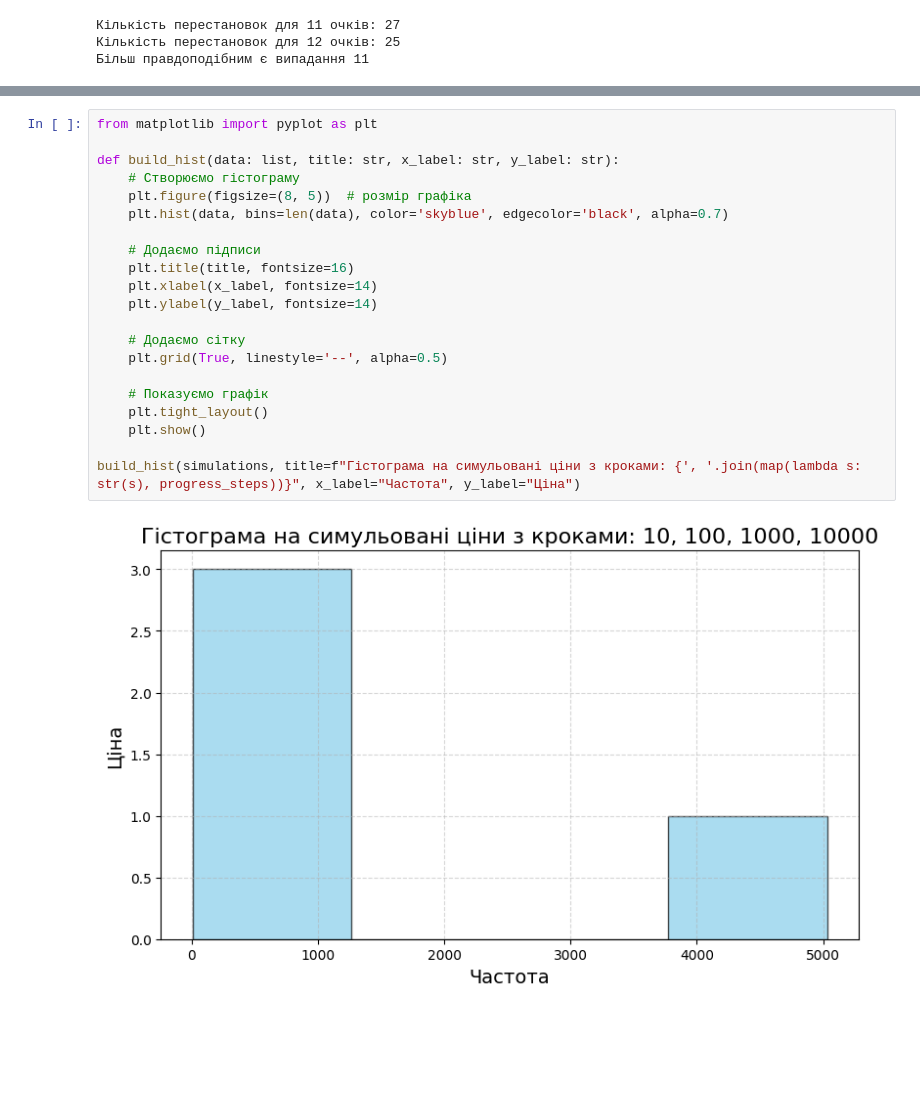
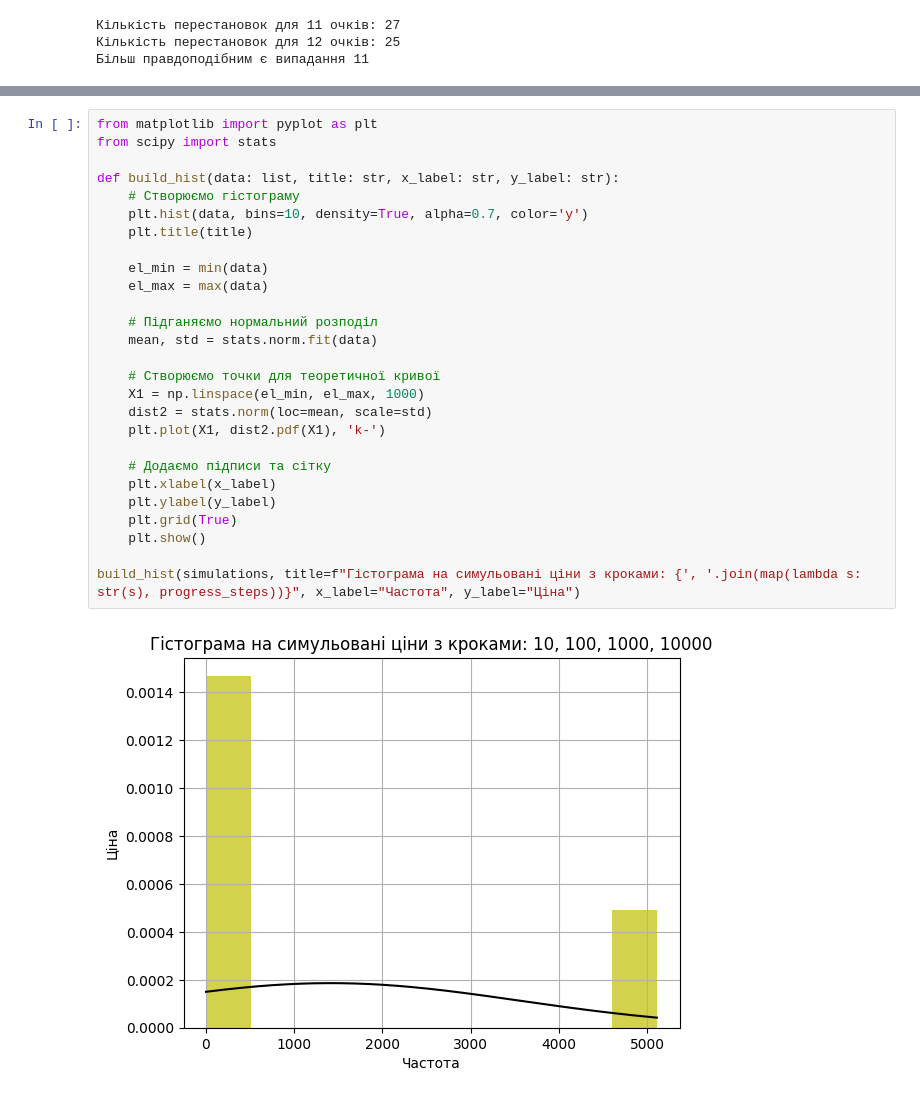
Before and after one commit to kozakHolota/WoolfDataScience, a Jupyter notebook: home_works/math_course/Home_work_7_PavloMryhlotskyi.ipynb, the cells around one changed output, grey strips where cells are left out. Cells and saved outputs as stored; diff of their text form; blank space fills up the shorter version.

```diff
--- a/home_works/math_course/Home_work_7_PavloMryhlotskyi.ipynb
+++ b/home_works/math_course/Home_work_7_PavloMryhlotskyi.ipynb
@@ -336,23 +336,29 @@ for payloads, steps in zip(zip(expectations, simulations), progress_steps):
 # %%
 from matplotlib import pyplot as plt
+from scipy import stats
 
 def build_hist(data: list, title: str, x_label: str, y_label: str):
     # Створюємо гістограму
-    plt.figure(figsize=(8, 5))  # розмір графіка
-    plt.hist(data, bins=len(data), color='skyblue', edgecolor='black', alpha=0.7)
+    plt.hist(data, bins=10, density=True, alpha=0.7, color='y')
+    plt.title(title)
 
-    # Додаємо підписи
-    plt.title(title, fontsize=16)
-    plt.xlabel(x_label, fontsize=14)
-    plt.ylabel(y_label, fontsize=14)
+    el_min = min(data)
+    el_max = max(data)
 
-    # Додаємо сітку
-    plt.grid(True, linestyle='--', alpha=0.5)
+    # Підганяємо нормальний розподіл
+    mean, std = stats.norm.fit(data)
 
-    # Показуємо графік
-    plt.tight_layout()
+    # Створюємо точки для теоретичної кривої
+    X1 = np.linspace(el_min, el_max, 1000)
+    dist2 = stats.norm(loc=mean, scale=std)
+    plt.plot(X1, dist2.pdf(X1), 'k-')
+
+    # Додаємо підписи та сітку
+    plt.xlabel(x_label)
+    plt.ylabel(y_label)
+    plt.grid(True)
     plt.show()
 
 build_hist(simulations, title=f"Гістограма на симульовані ціни з кроками: {', '.join(map(lambda s: str(s), progress_steps))}", x_label="Частота", y_label="Ціна")
 # %% [output]
-[figure, old version]
+[figure, new version]
```
Also changed, not shown: parts of 2 cells of this notebook, 3 other files.
